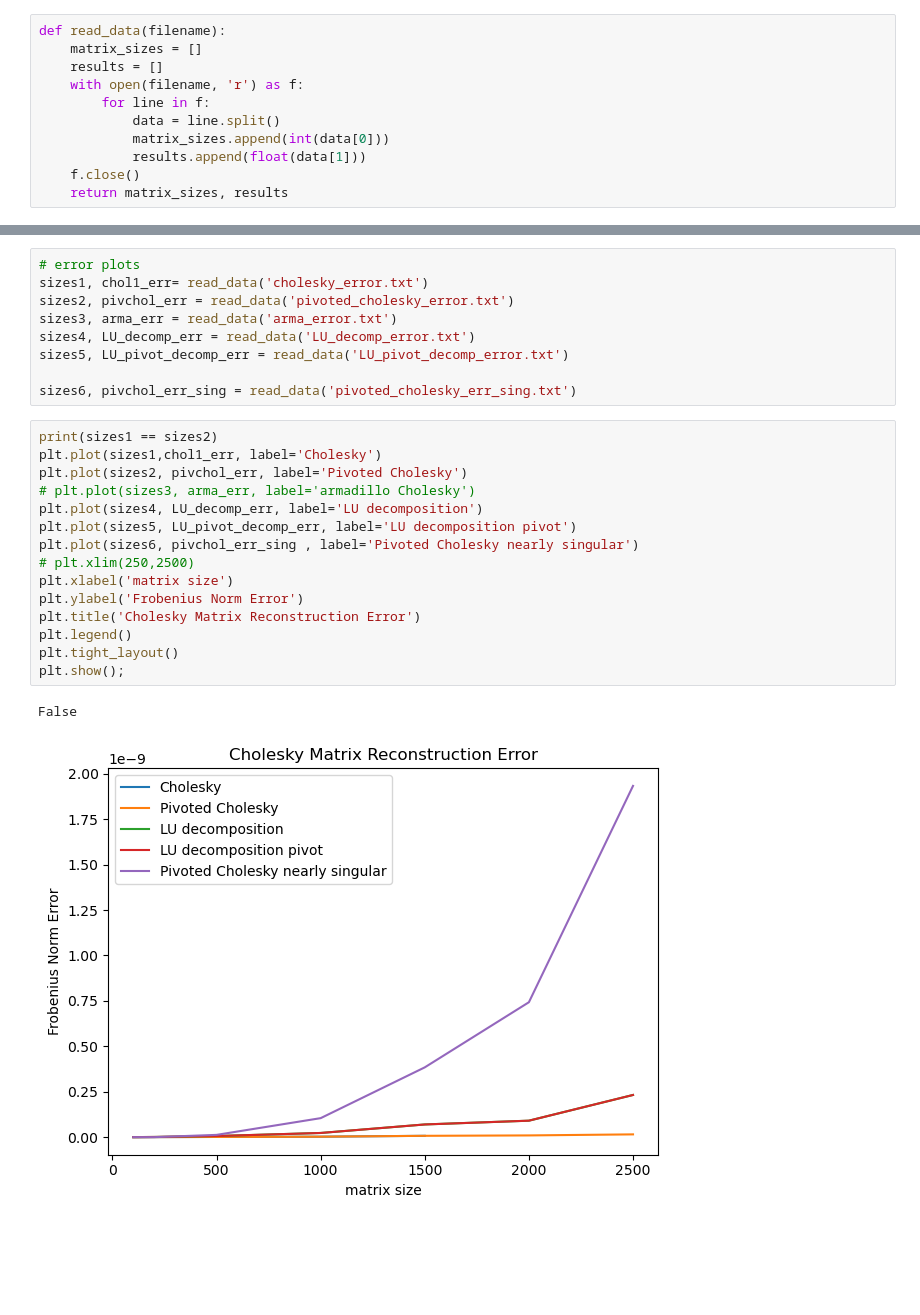
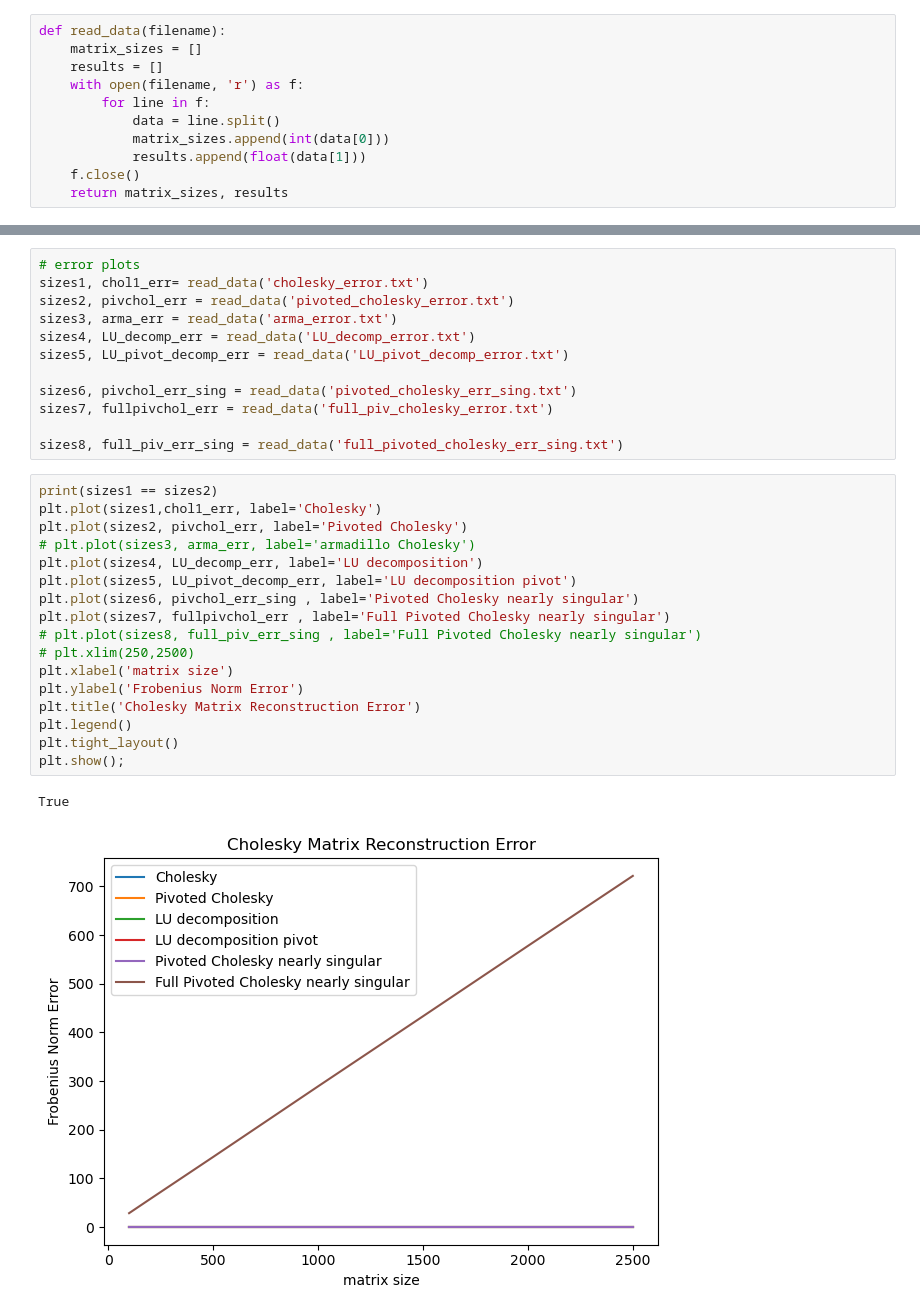
Before and after one commit to jaycee-pang/final_chem279, a Jupyter notebook: data/plots.ipynb, the cells around one changed output, grey strips where cells are left out. Drawn from its saved outputs; the diff is of its cells as text; blank space fills up the shorter version.

```diff
--- a/data/plots.ipynb
+++ b/data/plots.ipynb
@@ -73,24 +76,29 @@ sizes4, LU_decomp_err = read_data('LU_decomp_error.txt')
 sizes5, LU_pivot_decomp_err = read_data('LU_pivot_decomp_error.txt')
 
 sizes6, pivchol_err_sing = read_data('pivoted_cholesky_err_sing.txt')
+sizes7, fullpivchol_err = read_data('full_piv_cholesky_error.txt')
+
+sizes8, full_piv_err_sing = read_data('full_pivoted_cholesky_err_sing.txt')
 # %%
 print(sizes1 == sizes2)
 plt.plot(sizes1,chol1_err, label='Cholesky')
 plt.plot(sizes2, pivchol_err, label='Pivoted Cholesky')
 # plt.plot(sizes3, arma_err, label='armadillo Cholesky')
 plt.plot(sizes4, LU_decomp_err, label='LU decomposition')
 plt.plot(sizes5, LU_pivot_decomp_err, label='LU decomposition pivot')
 plt.plot(sizes6, pivchol_err_sing , label='Pivoted Cholesky nearly singular')
+plt.plot(sizes7, fullpivchol_err , label='Full Pivoted Cholesky nearly singular')
+# plt.plot(sizes8, full_piv_err_sing , label='Full Pivoted Cholesky nearly singular')
 # plt.xlim(250,2500)
 plt.xlabel('matrix size')
 plt.ylabel('Frobenius Norm Error')
 plt.title('Cholesky Matrix Reconstruction Error')
 plt.legend()
 plt.tight_layout()
 plt.show();
 # %% [output]
-False
+True
-[figure, old version]
+[figure, new version]
 # %%
 pivchol_err, chol1_err
 # %% [output]
```
Also changed, not shown: parts of 7 cells of this notebook, 25 other files.
